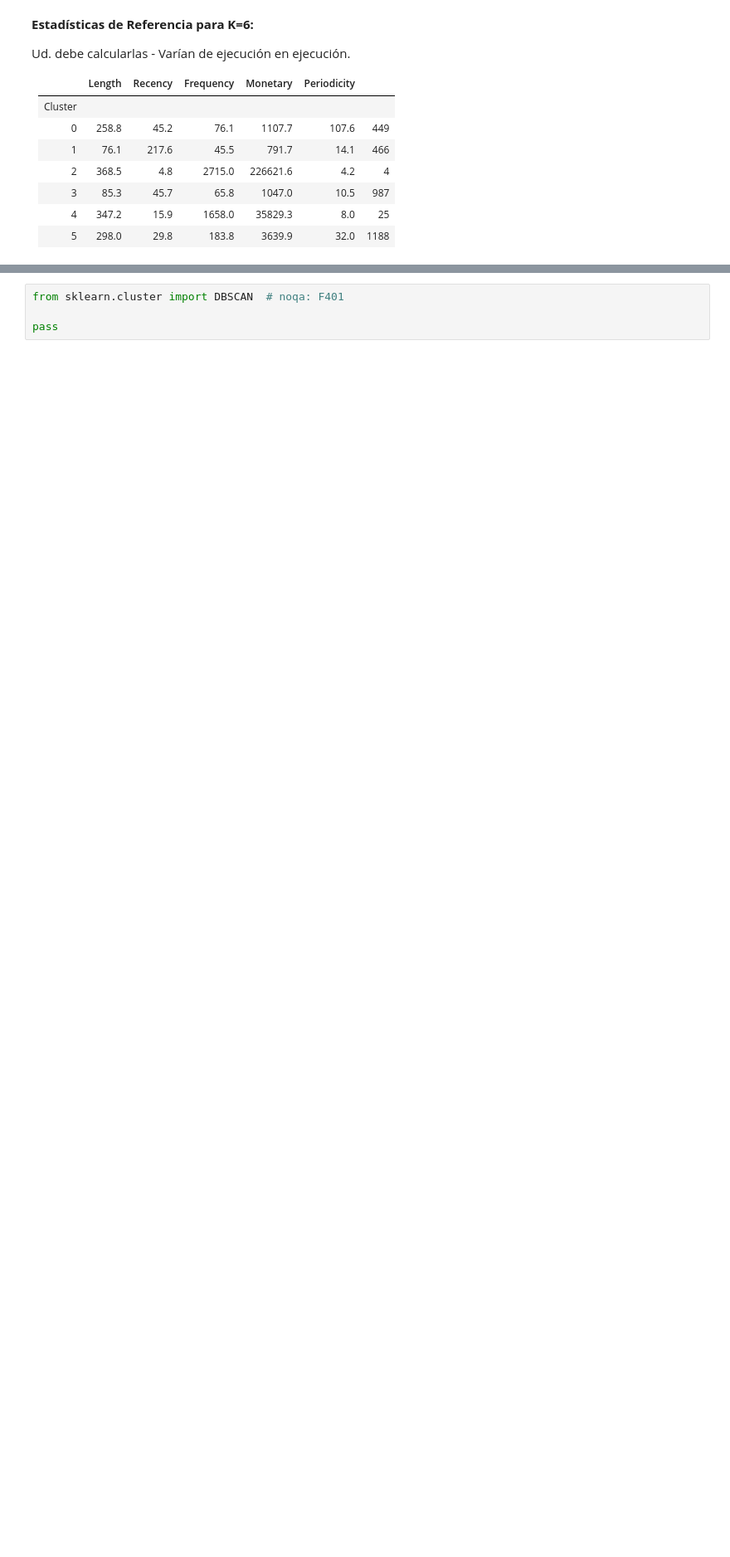
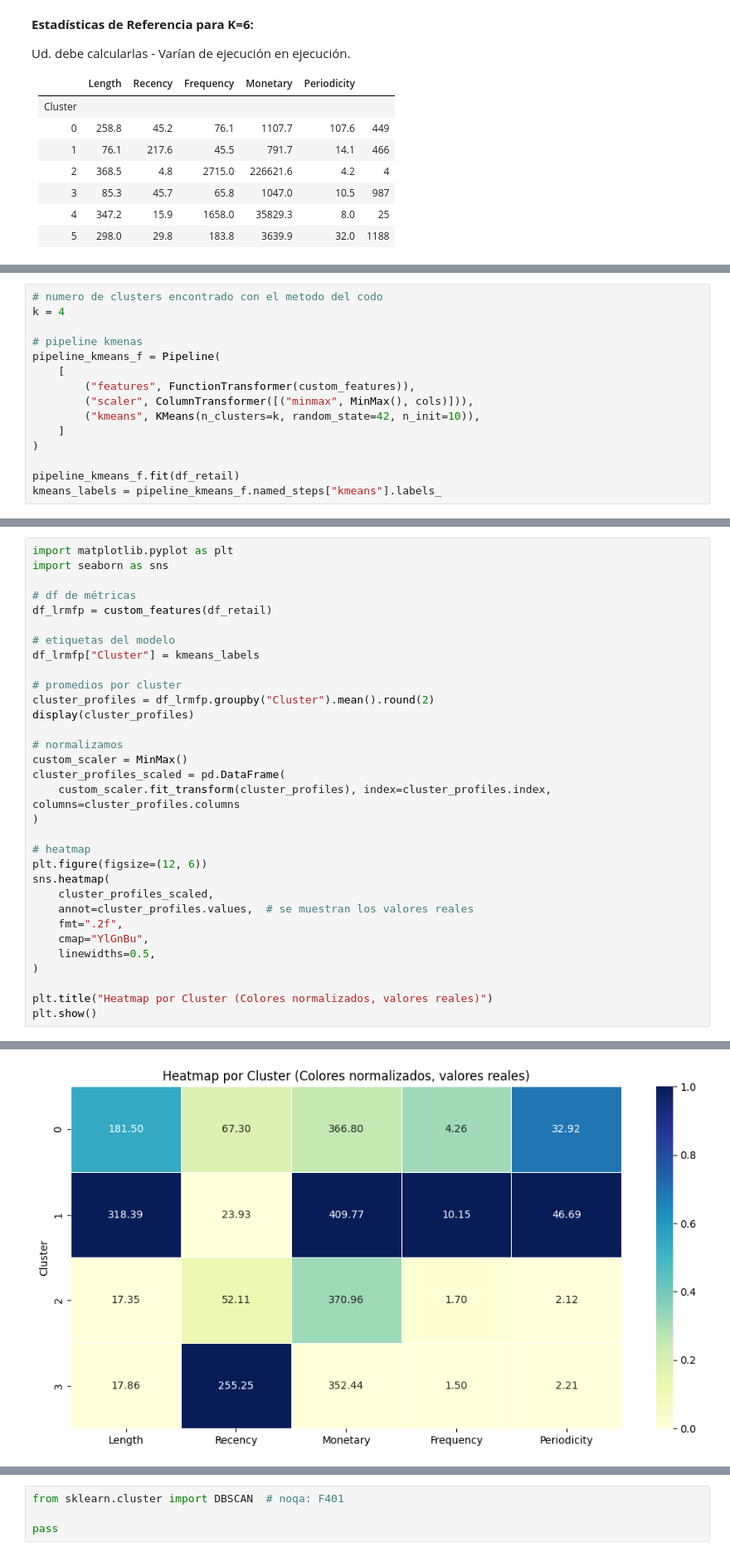
Before and after one commit to javiyansan/MDS7202, a Jupyter notebook: labs/lab_5/Lab5_enunciado.ipynb, the cells around one changed output, grey strips where cells are left out. Shown at 83% size. Cells and saved outputs as stored; diff of their text form; blank space fills up the shorter version.

```diff
--- a/labs/lab_5/Lab5_enunciado.ipynb
+++ b/labs/lab_5/Lab5_enunciado.ipynb
@@ -404,2 +431,17 @@ Ud. debe calcularlas - Varían de ejecución en ejecución.
+# %%
+# numero de clusters encontrado con el metodo del codo
+k = 4
+
+# pipeline kmenas
+pipeline_kmeans_f = Pipeline(
+    [
+        ("features", FunctionTransformer(custom_features)),
+        ("scaler", ColumnTransformer([("minmax", MinMax(), cols)])),
+        ("kmeans", KMeans(n_clusters=k, random_state=42, n_init=10)),
+    ]
+)
+
+pipeline_kmeans_f.fit(df_retail)
+kmeans_labels = pipeline_kmeans_f.named_steps["kmeans"].labels_
 # %%
 # Utilice la siguiente función para graficar k-means. kmeans_labels = clusters obtenidos por k-means.
@@ -414,0 +449,33 @@ plot_dim_reductions(
+# %%
+import matplotlib.pyplot as plt
+import seaborn as sns
+
+# df de métricas
+df_lrmfp = custom_features(df_retail)
+
+# etiquetas del modelo
+df_lrmfp["Cluster"] = kmeans_labels
+
+# promedios por cluster
+cluster_profiles = df_lrmfp.groupby("Cluster").mean().round(2)
+display(cluster_profiles)
+
+# normalizamos
+custom_scaler = MinMax()
+cluster_profiles_scaled = pd.DataFrame(
+    custom_scaler.fit_transform(cluster_profiles), index=cluster_profiles.index, columns=cluster_profiles.columns
+)
+
+# heatmap
+plt.figure(figsize=(12, 6))
+sns.heatmap(
+    cluster_profiles_scaled,
+    annot=cluster_profiles.values,  # se muestran los valores reales
+    fmt=".2f",
+    cmap="YlGnBu",
+    linewidths=0.5,
+)
+
+plt.title("Heatmap por Cluster (Colores normalizados, valores reales)")
+plt.show()
+# %% [output]
@@ -415,3 +488,4 @@ plot_dim_reductions(
+[figure, added]
 # %% [markdown]
 ### Preguntas sobre K-Means:
 
```
Also changed, not shown: parts of 7 cells of this notebook.
